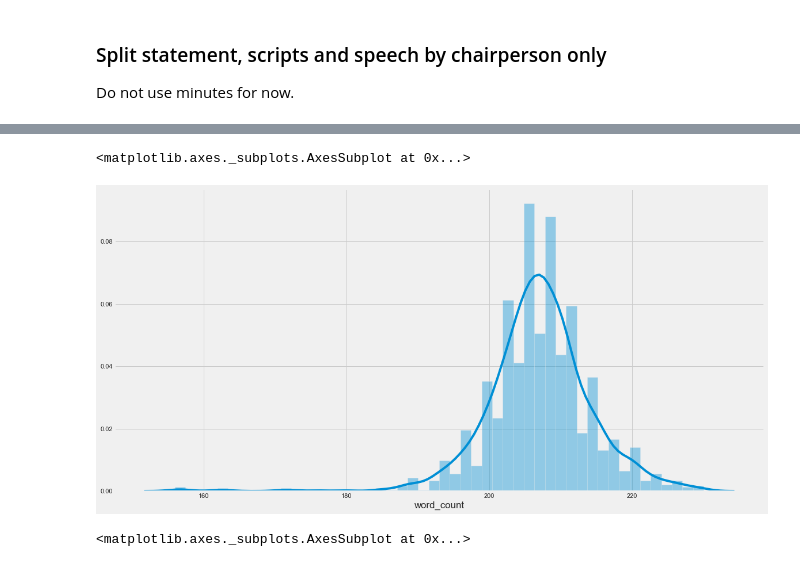
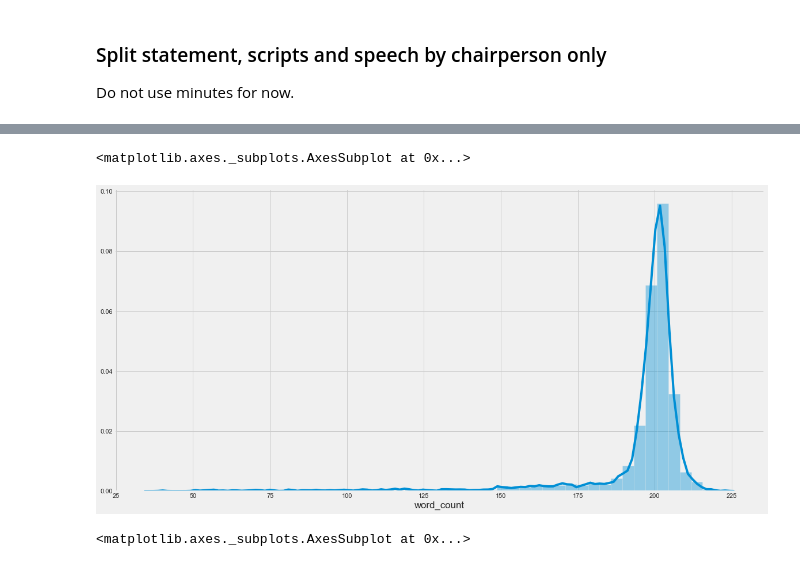
Before and after one commit to yukit-k/centralbank_analysis, a Jupyter notebook: src/FOMC_Analysis_Preprocess.ipynb, the cells around one changed output, grey strips where cells are left out. Saved outputs shown, nothing was run; the diff lists cells and outputs as text; code cells hidden in the pictures.

```diff
--- a/src/FOMC_Analysis_Preprocess.ipynb
+++ b/src/FOMC_Analysis_Preprocess.ipynb
@@ -798,9 +871,3 @@ sns.distplot(script_speaker_df["word_count"], bins=100)
 (1893, 9)
 <matplotlib.axes._subplots.AxesSubplot at 0x...>
 [figure]
-# %%
-for i, row in tqdm(script_speaker_df.iterrows()):
-    if row['word_count'] < 50:
-        script_speaker_df.drop([i], axis=0, inplace=True)
-
-sns.distplot(script_speaker_df["word_count"], bins=100)
@@ -903,7 +979,7 @@ After (40, 9)
 # %% [markdown]
 ### Split contents to max 200 words
 # %%
-script_split_df = get_split_df(script_gbyp_combined_df)
+script_split_df = get_split_df(script_gbyp_df)
 print(script_split_df.shape)
 script_split_df.tail()
 # %% [output]
@@ -996,21 +1069,0 @@ See the caveats in the documentation: http://pandas.pydata.org/pandas-docs/stabl
-# %%
-# Keep only those having key words and longer than a certain length
-num_keep, num_drop = 0, 0
-keywords = ['rate', 'rates']
-
-for i, row in tqdm(tmp_speech_df.iterrows(), desc='Looping Speech DataFrame'):
-    new_text = ''
-    text_list = row["text"].split("\n\n[SECTION]\n\n")
-    for text in text_list:
-        text_words = re.findall(r'\b([a-zA-Z]+n\'t|[a-zA-Z]+\'s|[a-zA-Z]+)\b', text.lower())
-        if len(text_words) > 50 and len(set(text_words).intersection(keywords)) > 0:
-            new_text += '\n\n' + text
-            num_keep += 1
-        else:
-            num_drop += 1
-    if new_text == '':
-        tmp_speech_df.drop([i], axis=0, inplace=True)
-    else:
-        tmp_speech_df['text'][i] = new_text
-
-print("Kept: {}, Dropped: {}".format(num_keep, num_drop))
@@ -1095,5 +1147,5 @@ tmp_speech_df.loc[tmp_speech_df['speaker']=='']
 # %%
-tmp_speech_df.drop([643,704], axis=0, inplace=True)
+tmp_speech_df.drop(tmp_speech_df.loc[tmp_speech_df['speaker']==''].index, axis=0, inplace=True)
 # %%
 print(len(tmp_speech_df))
 tmp_speech_df.loc[tmp_speech_df['speaker']=='']
@@ -1264,9 +1316,9 @@ statement     343
 Name: type, dtype: int64
 # %%
-sns.distplot(split_df.loc[split_df['type']=='script']["word_count"])
+sns.distplot(split_df["word_count"])
 # %% [output]
 <matplotlib.axes._subplots.AxesSubplot at 0x...>
-[figure, old version]
+[figure, new version]
 # %%
 sns.lineplot(y=split_df["rate"].apply(lambda x: float(x)),
              x=split_df['date'],
```
Also changed, not shown: parts of 60 cells of this notebook.
